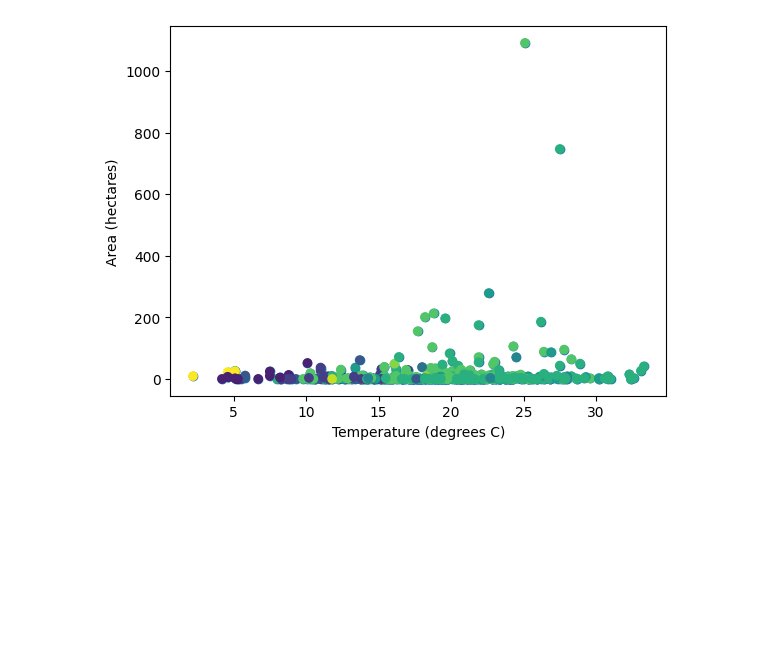
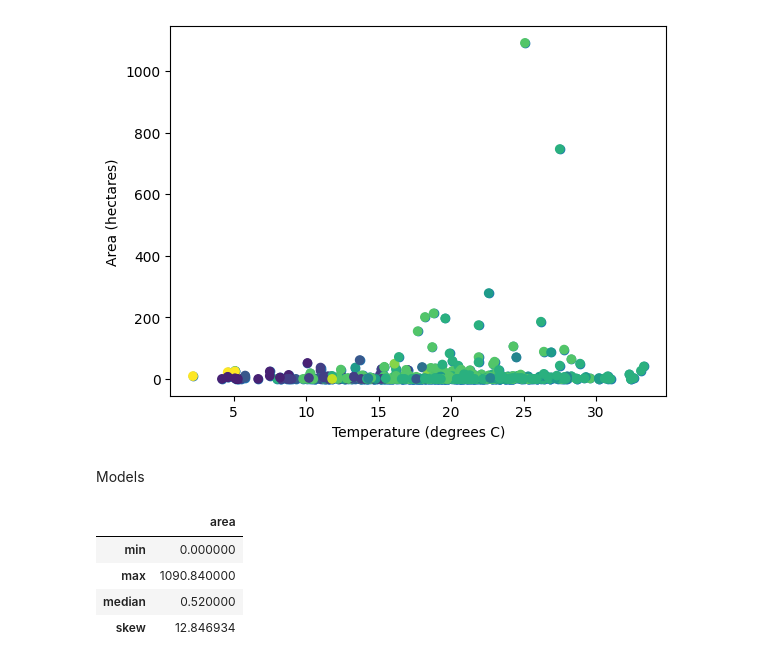
Before and after one commit to krh5284/capstone, a Jupyter notebook: forest_fire_model.ipynb, the cells around one changed output. Drawn from its saved outputs; the diff is of its cells as text; code cells hidden in the pictures; blank space fills up the shorter version.

```diff
--- a/forest_fire_model.ipynb
+++ b/forest_fire_model.ipynb
@@ -220,3 +219,15 @@ plt.savefig('G:\My Drive\Grad School\Capstone\Temp_vs_area.eps', format='eps')
 plt.show()
 # %% [output]
 [figure]
+# %% [markdown]
+Models
+# %%
+#area is currently a float value however converting to integers makes many models easier to work with
+#as shown below, area has a wide range of values and the floats do not add much value to the model
+df.agg({"area": ["min", "max", "median", "skew"]})
+# %% [output]
+|  | area |
+| min | 0.000000 |
+| max | 1090.840000 |
+| median | 0.520000 |
+| skew | 12.846934 |
```
Also changed, not shown: parts of 13 cells of this notebook.
